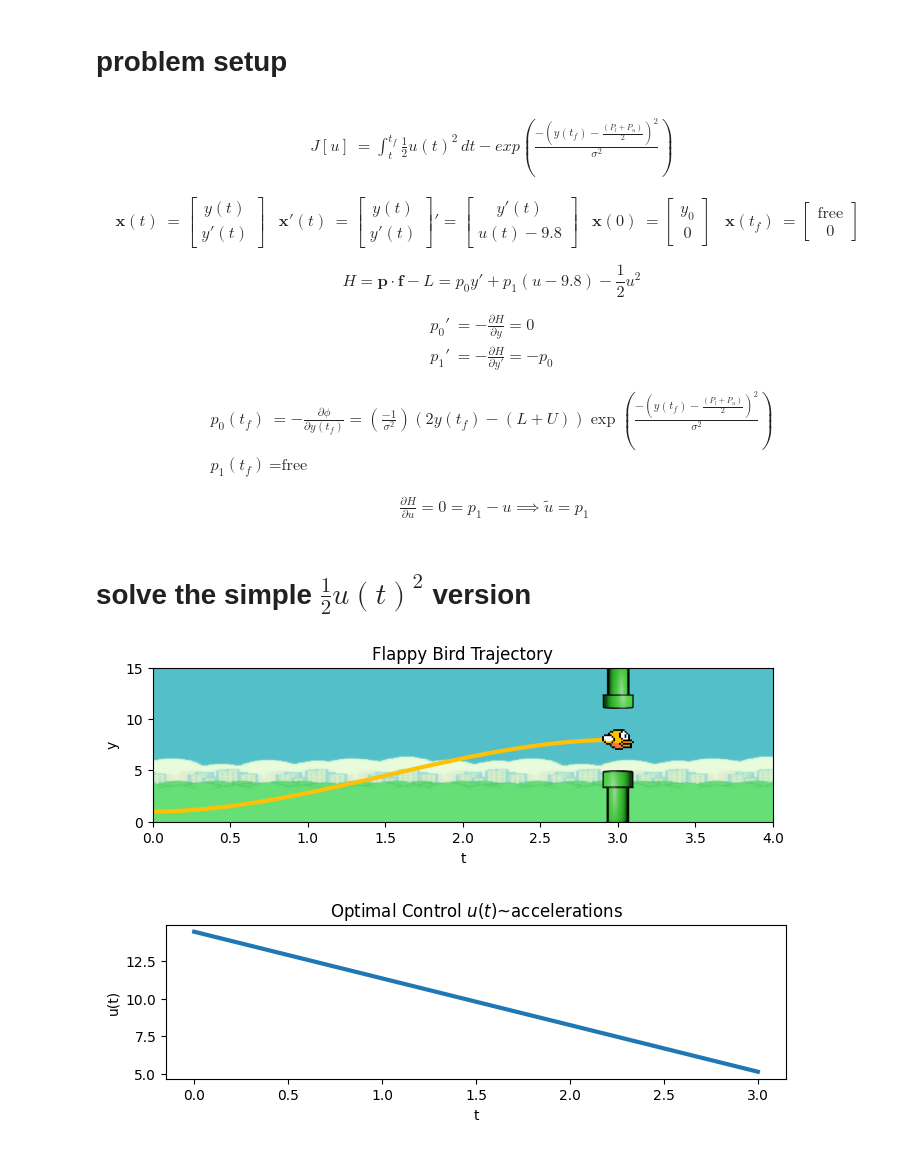
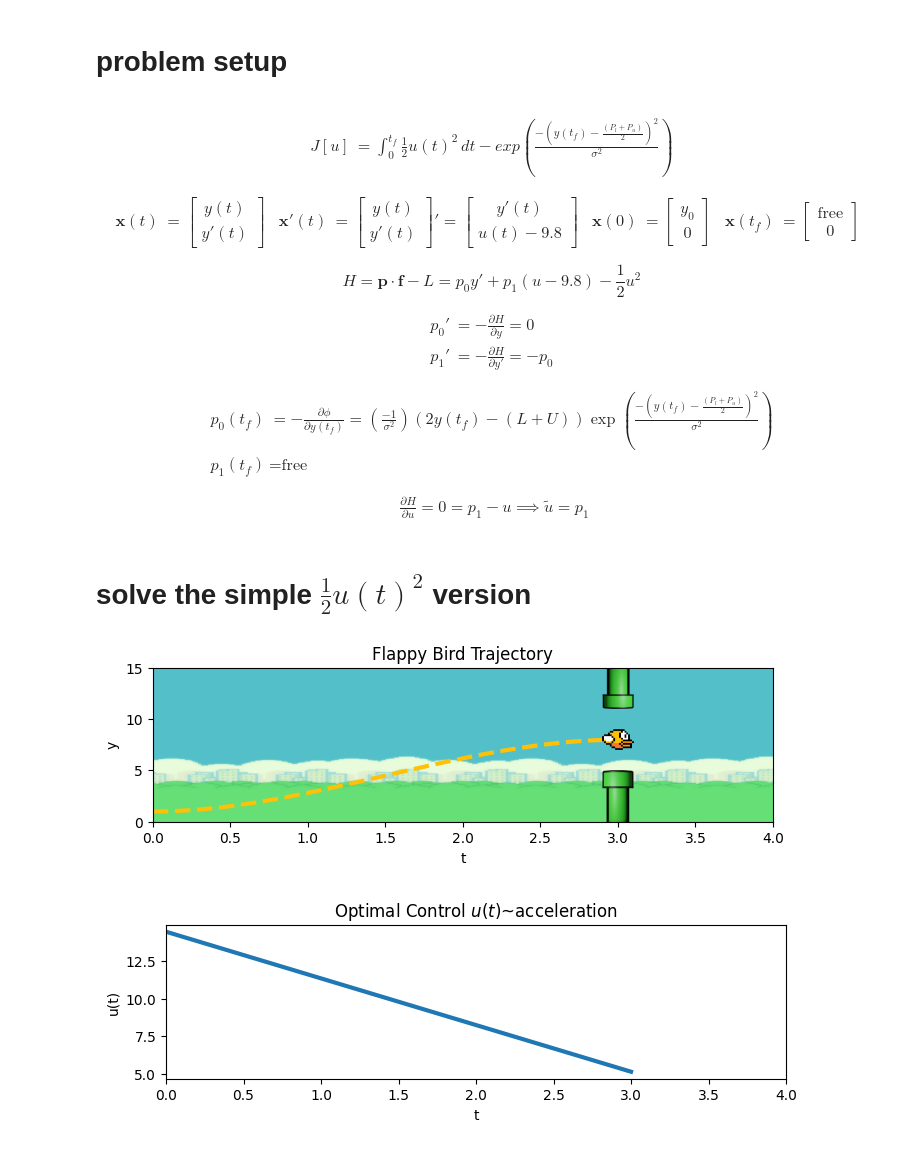
Before and after one commit to poweleli/flappy_bird, a Jupyter notebook: flappy_bird.ipynb, the cells around one changed output. Saved outputs shown, nothing was run; the diff lists cells and outputs as text; code cells hidden in the pictures.

```diff
--- a/flappy_bird.ipynb
+++ b/flappy_bird.ipynb
@@ -9,7 +9,7 @@ import matplotlib.image as mpimg
 # problem setup
 # %% [markdown]
 \begin{align*}
-    J[u] &= \int_{t}^{t_f} \frac{1}{2}u(t)^2 \, dt - exp(\frac{-(y(t_f) - \frac{(P_l+P_u)}{2})^2}{\sigma^2})
+    J[u] &= \int_{0}^{t_f} \frac{1}{2}u(t)^2 \, dt - exp\left(\frac{-(y(t_f) - \frac{(P_l+P_u)}{2})^2}{\sigma^2}\right)
 \end{align*}
 
 \begin{align*}
@@ -81,7 +81,7 @@ def bc(ya, yb):
         ya[0] - Sy,         # y(0) = Sy
         ya[1] - 0,          # y'(0) = 0
         yb[1] - 0,          # y'(tf) = 0
-        yb[2] - phi_d(y_tf) # p0(tf) = p0_end
+        yb[2] - phi_d(y_tf) # p0(tf) = - Dphi/Dy(tf)
     ])
 
 # setup an intial guess for the solution
@@ -120,38 +120,39 @@ plt.xlabel("t")
 plt.ylabel("y")
 
 # plot the trajectory
-plt.plot(t, y, linewidth=3, color=PATH_COLOR)
+plt.plot(t, y, "--", linewidth=3, color=PATH_COLOR)
 
 # plot the background
 background = mpimg.imread('images/flappy_background.png')
 plt.imshow(background, extent=[xlims[0], xlims[1], ylims[0], ylims[1]], aspect='auto', alpha=1)
 
 # plot the upper pipe
 xmin, xmax = 2.9, 3.1
 ymin, ymax = U, ylims[1]
 img = mpimg.imread('images/pipe_cropped_upper.png')
 plt.imshow(img, extent=[xmin, xmax, ymin, ymax], aspect='auto')
 
 # plot the lower pipe
 xmin, xmax = 2.9, 3.1
 ymin, ymax = ylims[0], L
 img = mpimg.imread('images/pipe_cropped_lower.png')
 plt.imshow(img, extent=[xmin, xmax, ymin, ymax], aspect='auto')
 
 # plot the bird
 xmin, xmax = 2.9, 3.1
 ymin, ymax = 7, 9
 bird = mpimg.imread('images/bird_cropped.png')
 plt.imshow(bird, extent=[xmin, xmax, ymin, ymax], aspect='auto', zorder=2)
 plt.show()
 
 # plot the u(t)
-plt.title("Optimal Control $u(t)$~accelerations")
+plt.title("Optimal Control $u(t)$~acceleration")
 plt.plot(t, u, linewidth=3)
 plt.xlabel("t")
 plt.ylabel("u(t)")
+plt.xlim(*xlims)
 plt.gcf().set_size_inches(8,2)
 plt.show()
 # %% [output]
-[figure, old version]
+[figure, new version]
-[figure, old version]
+[figure, new version]
```
Also changed, not shown: parts of 3 cells of this notebook, 1 other file.
